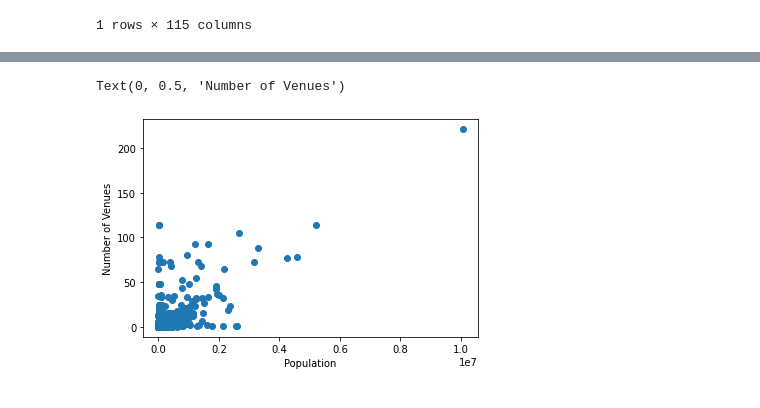
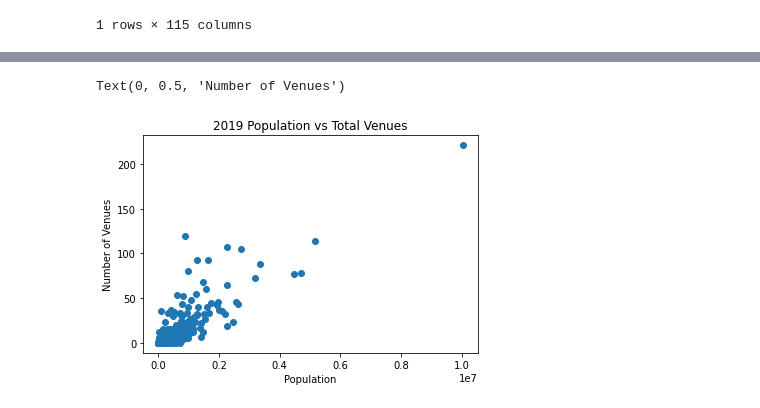
Before and after one commit to ChrxsCrxss/DS4A-Capstone, a Jupyter notebook: notebooks/sandbox/Population_EDA.ipynb, the cells around one changed output, grey strips where cells are left out. Drawn from its saved outputs; the diff is of its cells as text; code cells hidden in the pictures.

Commit message:
add EDA and coinatmradar data

```diff
--- a/notebooks/sandbox/Population_EDA.ipynb
+++ b/notebooks/sandbox/Population_EDA.ipynb
@@ -18,5 +5,4 @@ Requirement already satisfied: six in /opt/conda/lib/python3.8/site-packages (fr
 # %%
-pop = pd.read_csv('../../data/interim/POPULATION_ESTIMATES_2013_to_2019.csv')
-venues  = pd.read_csv('../../data/interim/CRYTO_VENUES_USA.csv')
-venue_by_county = pd.read_csv('../../data/interim/VENUES_PER_COUNTY.csv')
+df_pop = pd.read_csv('../../data/interim/POPULATION_ESTIMATES_2013_to_2019.csv')
+df_venues  = pd.read_csv('../../data/interim/CRYTO_VENUES_USA.csv')
 # %%
@@ -25,5 +11,3 @@ pop.head(1)
 |  | state | county | CENSUS_2010_POP | POP_ESTIMATE_2013 | POP_ESTIMATE_2014 | POP_ESTIMATE_2015 | ... |
 | 0 | Alabama | Autauga | 54571.0 | 54727.0 | 54893.0 | 54864.0 | ... |
 1 rows × 115 columns
-# %%
-pop['pop_estimate_avg'] = (pop['POP_ESTIMATE_2013'] + pop['POP_ESTIMATE_2014'] + pop['POP_ESTIMATE_2015'] + pop['POP_ESTIMATE_2016'] + pop['POP_ESTIMATE_2017'] + pop['POP_ESTIMATE_2018'] + pop['POP_ESTIMATE_2019']) / 7
@@ -67,0 +14,5 @@ Name: pop_estimate_avg, Length: 3142, dtype: float64
+# %%
+df_venue_by_county = df_venues.groupby(by=['state','county']).size().reset_index(name='num_venues')
+
+df_pop_venue = pop.merge(df_venue_by_county, on=['state','county'], how='left')
+df_pop_venue = df_pop_venue.fillna(0)
@@ -68,8 +34,8 @@ Name: pop_estimate_avg, Length: 3142, dtype: float64
 # %%
-plt.scatter(pop_venue['pop_estimate_avg'], pop_venue['num_venues'])
-
+plt.scatter(df_pop_venue.POP_ESTIMATE_2019, df_pop_venue.num_venues)
+plt.title('2019 Population vs Total Venues')
 plt.xlabel('Population')
 plt.ylabel('Number of Venues')
 # %% [output]
 Text(0, 0.5, 'Number of Venues')
-[figure, old version]
+[figure, new version]
```
Also changed, not shown: parts of 14 cells of this notebook, 6 other files.
